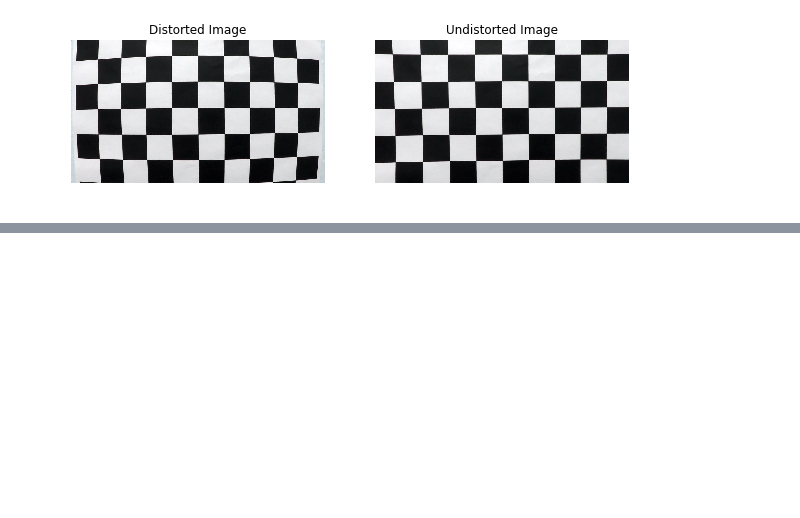
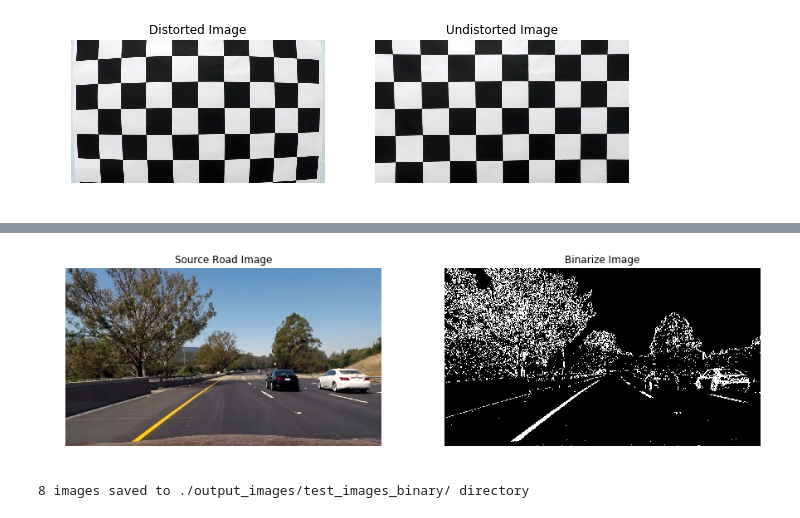
Before and after one commit to Wellingking/CarND-Advanced-Lane-Lines, a Jupyter notebook: advanced_lane_lines.ipynb, the cells around one changed output, grey strips where cells are left out. Drawn from its saved outputs; the diff is of its cells as text; code cells hidden in the pictures; blank space fills up the shorter version.

```diff
--- a/advanced_lane_lines.ipynb
+++ b/advanced_lane_lines.ipynb
@@ -120,0 +178,38 @@ for image_file in calibration_images:
+# %%
+saved_undistorted_img = mpimg.imread('./output_images/undistorted_test_images/test6.jpg')
+binary_img = advanced_lane_lines.pipeline(saved_undistorted_img,
+                                                 sx_thresh = (20, 255),
+                                                 s_thresh = (170, 255),
+                                                 l_thresh = (30, 255))
+plt.figure(figsize=(15, 9))
+
+plt.subplot(1, 2, 1)
+plt.axis('off')
+plt.title('Source Road Image')
+plt.imshow(saved_undistorted_img)
+
+plt.subplot(1, 2, 2)
+plt.axis('off')
+plt.title('Binarize Image')
+plt.imshow(binary_img)
+
+plt.show()
+# %% [output]
+[figure, added]
+# %%
+# Next we are going to save all binary threshold image to
+# ./output_images/test_images_binary folder
+
+OUTPUT_DIR = './output_images/test_images_binary/'
+INPUT_DIR = './output_images/undistorted_test_images/'
+
+for file in os.listdir(INPUT_DIR):
+    input_undistorted_img = mpimg.imread(INPUT_DIR + file)
+    binary_img = advanced_lane_lines.pipeline(input_undistorted_img,
+                                                 sx_thresh = (20, 255),
+                                                 s_thresh = (150, 255),
+                                                 l_thresh = (120, 255))
+    cv2.imwrite(OUTPUT_DIR + file, binary_img)
+print('{} images in directory {}'.format(len(os.listdir(INPUT_DIR)), OUTPUT_DIR))
+# %% [output]
+8 images saved to ./output_images/test_images_binary/ directory
```
Also changed, not shown: parts of 22 cells of this notebook, 18 other files.
